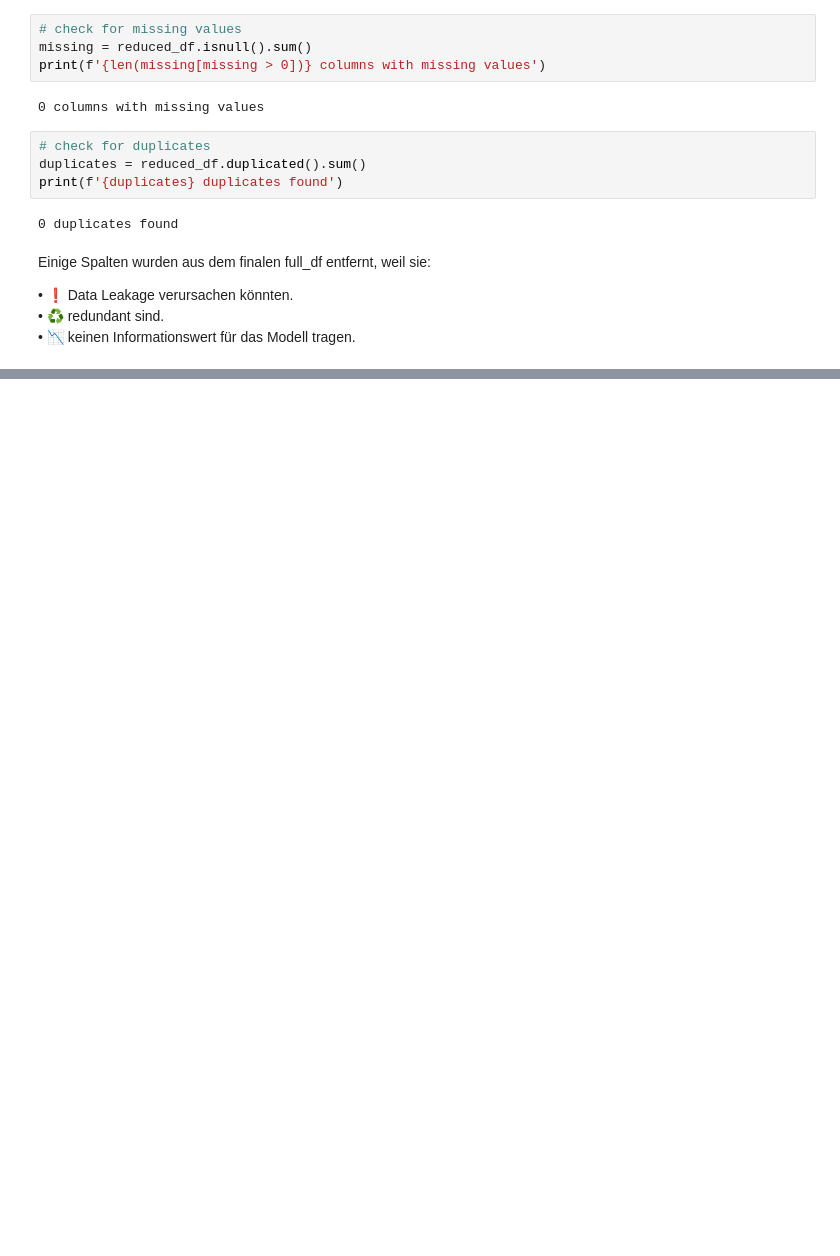
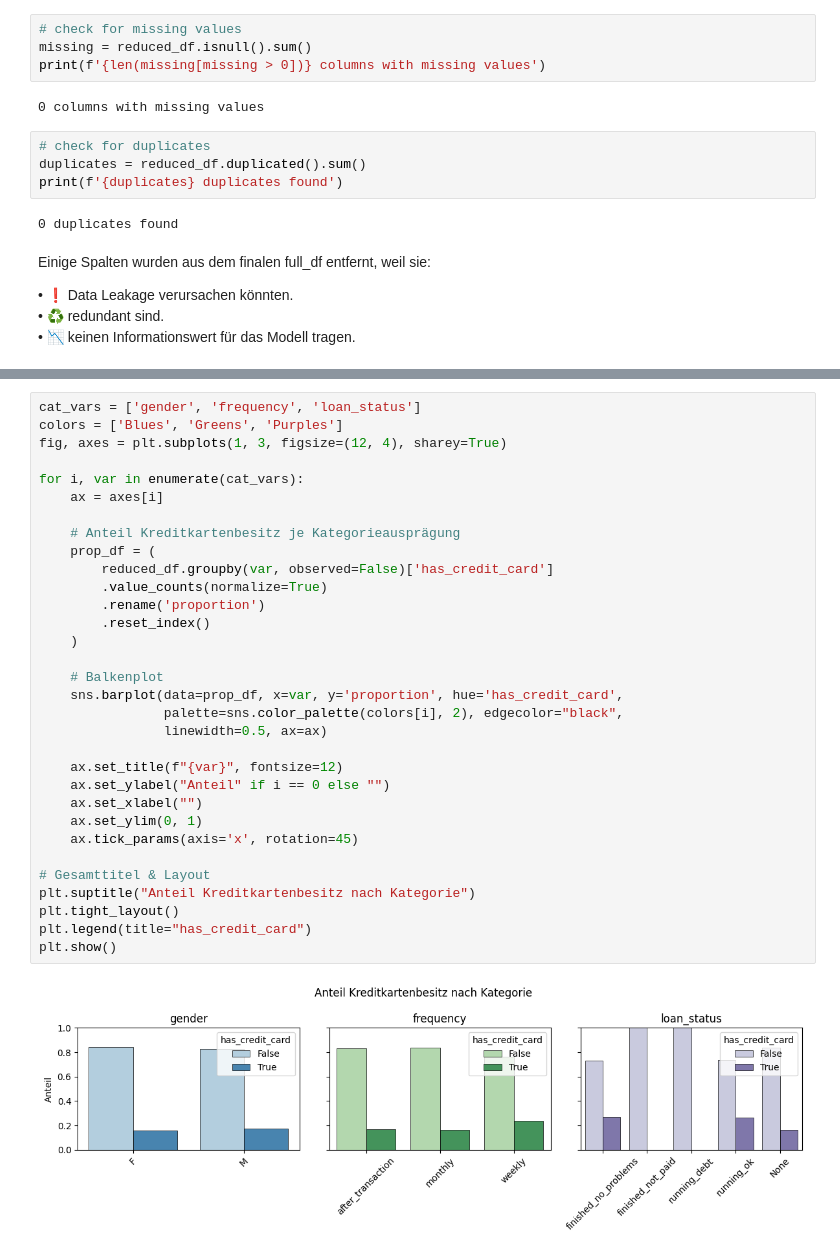
Before and after one commit to Steff72/aml_challenge, a Jupyter notebook: aml_challenge.ipynb, the cells around one changed output, grey strips where cells are left out. Cells and saved outputs as stored; diff of their text form; blank space fills up the shorter version.

```diff
--- a/aml_challenge.ipynb
+++ b/aml_challenge.ipynb
@@ -1854,0 +1996,34 @@ Einige Spalten wurden aus dem finalen full_df entfernt, weil sie:
+# %%
+cat_vars = ['gender', 'frequency', 'loan_status']
+colors = ['Blues', 'Greens', 'Purples']
+fig, axes = plt.subplots(1, 3, figsize=(12, 4), sharey=True)
+
+for i, var in enumerate(cat_vars):
+    ax = axes[i]
+
+    # Anteil Kreditkartenbesitz je Kategorieausprägung
+    prop_df = (
+        reduced_df.groupby(var, observed=False)['has_credit_card']
+        .value_counts(normalize=True)
+        .rename('proportion')
+        .reset_index()
+    )
+
+    # Balkenplot
+    sns.barplot(data=prop_df, x=var, y='proportion', hue='has_credit_card',
+                palette=sns.color_palette(colors[i], 2), edgecolor="black",
+                linewidth=0.5, ax=ax)
+
+    ax.set_title(f"{var}", fontsize=12)
+    ax.set_ylabel("Anteil" if i == 0 else "")
+    ax.set_xlabel("")
+    ax.set_ylim(0, 1)
+    ax.tick_params(axis='x', rotation=45)
+
+# Gesamttitel & Layout
+plt.suptitle("Anteil Kreditkartenbesitz nach Kategorie")
+plt.tight_layout()
+plt.legend(title="has_credit_card")
+plt.show()
+# %% [output]
+[figure, added]
```
Also changed, not shown: parts of 23 cells of this notebook, 5 other files.
